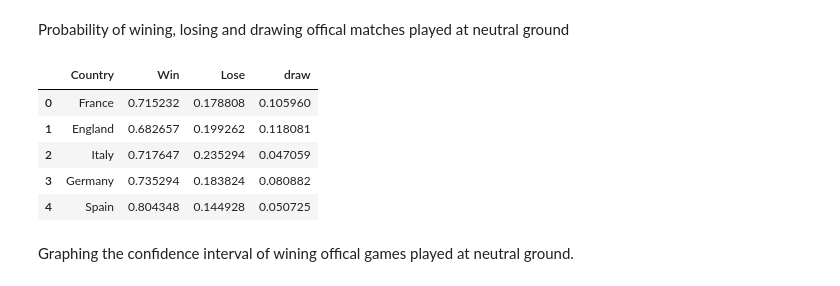
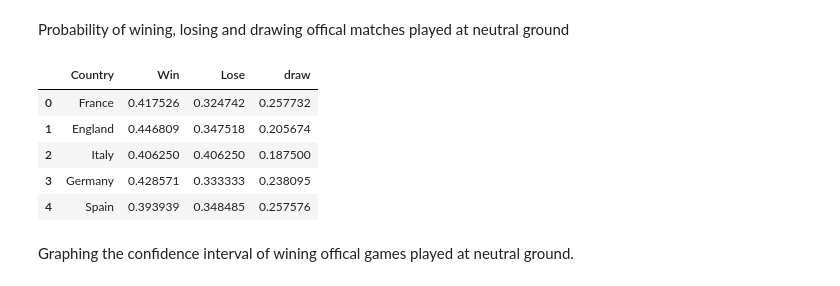
Before and after one commit to Marwanabdelmagid/Assignment-2, a Jupyter notebook: Assignment 2. .ipynb, the cells around one changed output. Saved outputs shown, nothing was run; the diff lists cells and outputs as text; code cells hidden in the pictures.

```diff
--- a/Assignment 2. .ipynb
+++ b/Assignment 2. .ipynb
@@ -806,18 +811,18 @@ Probability of wining, losing and drawing offical matches played at neutral grou
 # %%
 prob_officalneutral={}
 prob_officalneutral["Country"]=["France","England","Italy","Germany","Spain"]
-prob_officalneutral["Win"]=[awo,bwo,cwo,dwo,ewo]
-prob_officalneutral["Lose"]=[alo,blo,clo,dlo,elo]
-prob_officalneutral["draw"]=[ado,bdo,cdo,ddo,edo]
+prob_officalneutral["Win"]=[awon,bwon,cwon,dwon,ewon]
+prob_officalneutral["Lose"]=[alon,blon,clon,dlon,elon]
+prob_officalneutral["draw"]=[adon,bdon,cdon,ddon,edon]
 pd.on=pd.DataFrame(prob_officalneutral)
 pd.on
 # %% [output]
 |  | Country | Win | Lose | draw |
-| 0 | France | 0.715232 | 0.178808 | 0.105960 |
-| 1 | England | 0.682657 | 0.199262 | 0.118081 |
-| 2 | Italy | 0.717647 | 0.235294 | 0.047059 |
-| 3 | Germany | 0.735294 | 0.183824 | 0.080882 |
-| 4 | Spain | 0.804348 | 0.144928 | 0.050725 |
+| 0 | France | 0.417526 | 0.324742 | 0.257732 |
+| 1 | England | 0.446809 | 0.347518 | 0.205674 |
+| 2 | Italy | 0.406250 | 0.406250 | 0.187500 |
+| 3 | Germany | 0.428571 | 0.333333 | 0.238095 |
+| 4 | Spain | 0.393939 | 0.348485 | 0.257576 |
 # %% [markdown]
 Graphing the confidence interval of wining offical games played at neutral ground.
 # %%
```
Also changed, not shown: parts of 44 cells of this notebook.
